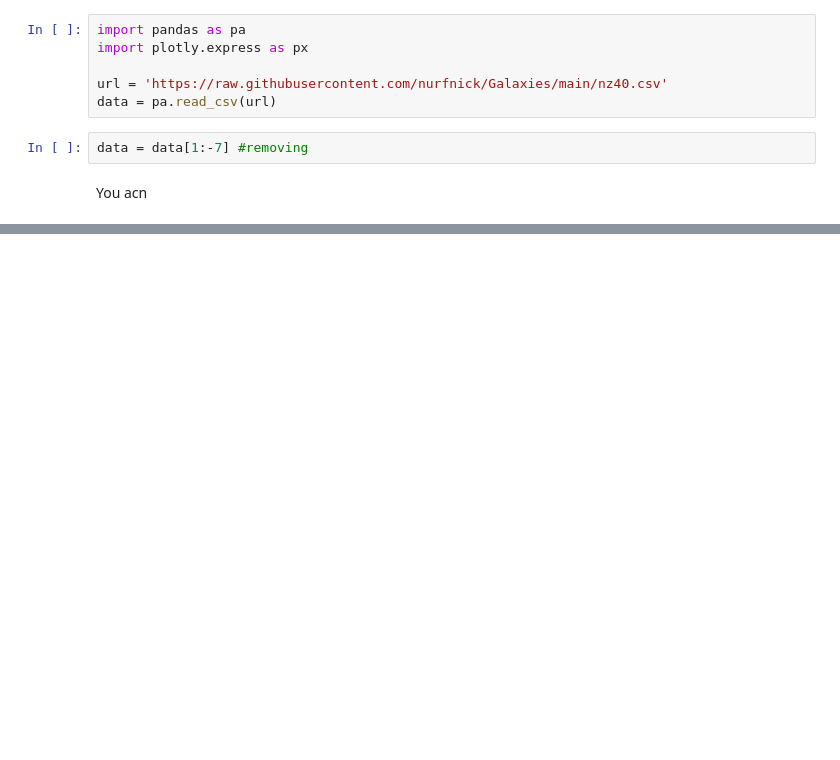
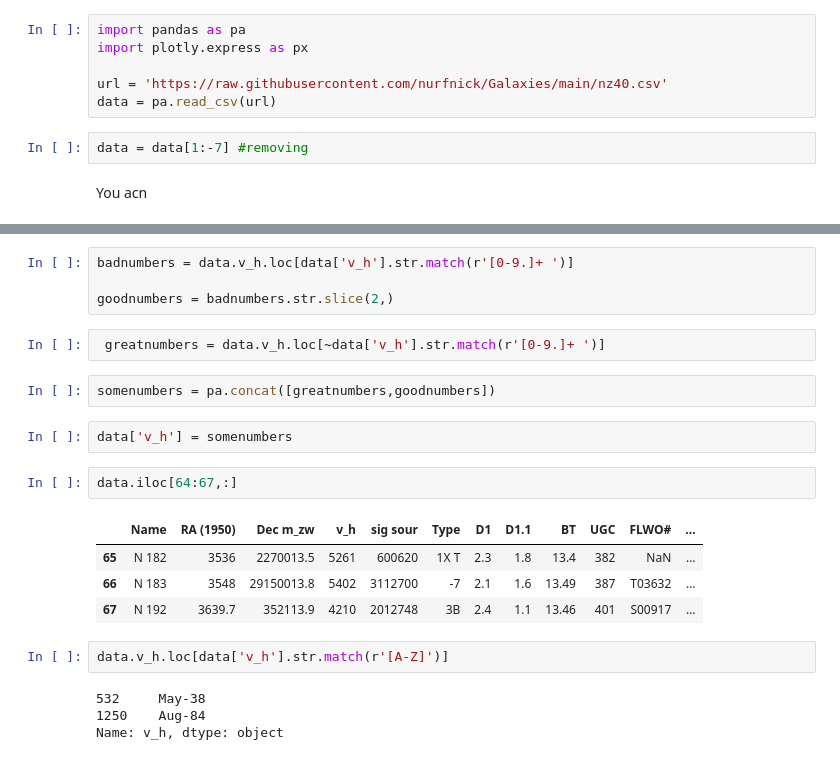
Before and after one commit to nurfnick/Galaxies, a Jupyter notebook: Python.ipynb, the cells around one changed output, grey strips where cells are left out. Saved outputs shown, nothing was run; the diff lists cells and outputs as text; blank space fills up the shorter version.

```diff
--- a/Python.ipynb
+++ b/Python.ipynb
@@ -31,0 +52,23 @@ Name: RA (1950), Length: 2396, dtype: object
+# %%
+badnumbers = data.v_h.loc[data['v_h'].str.match(r'[0-9.]+ ')]
+
+goodnumbers = badnumbers.str.slice(2,)
+# %%
+ greatnumbers = data.v_h.loc[~data['v_h'].str.match(r'[0-9.]+ ')]
+# %%
+somenumbers = pa.concat([greatnumbers,goodnumbers])
+# %%
+data['v_h'] = somenumbers
+# %%
+data.iloc[64:67,:]
+# %% [output]
+|  | Name | RA (1950) | Dec m_zw | v_h | sig sour | Type | D1 | D1.1 | BT | UGC | FLWO# | ... |
+| 65 | N 182 | 3536 | 2270013.5 | 5261 | 600620 | 1X T | 2.3 | 1.8 | 13.4 | 382 | NaN | ... |
+| 66 | N 183 | 3548 | 29150013.8 | 5402 | 3112700 | -7 | 2.1 | 1.6 | 13.49 | 387 | T03632 | ... |
+| 67 | N 192 | 3639.7 | 352113.9 | 4210 | 2012748 | 3B | 2.4 | 1.1 | 13.46 | 401 | S00917 | ... |
+# %%
+data.v_h.loc[data['v_h'].str.match(r'[A-Z]')]
+# %% [output]
+532     May-38
+1250    Aug-84
+Name: v_h, dtype: object
```
Also changed, not shown: parts of 6 cells of this notebook.
